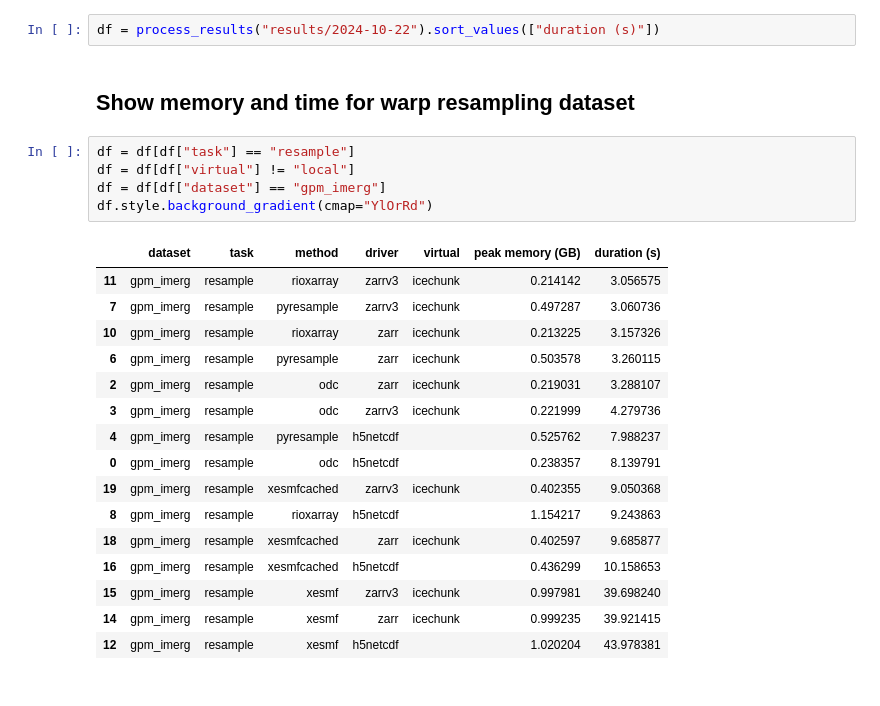
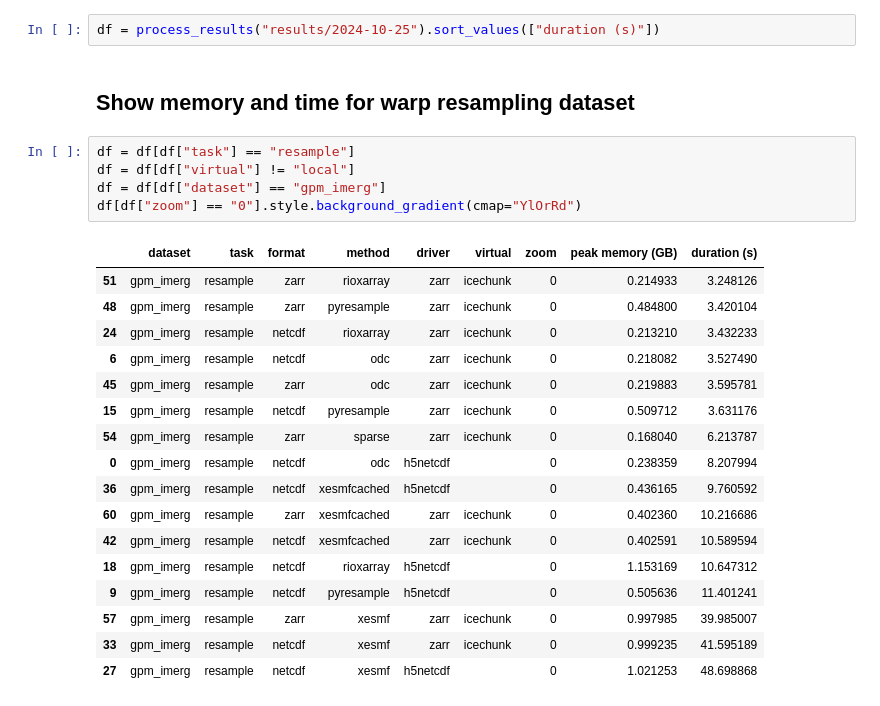
Before and after one commit to developmentseed/warp-resample-profiling, a Jupyter notebook: examples/process-gpm-results.ipynb, the cells around one changed output. Drawn from its saved outputs; the diff is of its cells as text.

```diff
--- a/examples/process-gpm-results.ipynb
+++ b/examples/process-gpm-results.ipynb
@@ -8,28 +8,29 @@ from utils import process_results
 [interactive output not drawn]
 [interactive output not drawn]
 # %%
-df = process_results("results/2024-10-22").sort_values(["duration (s)"])
+df = process_results("results/2024-10-25").sort_values(["duration (s)"])
 # %% [markdown]
 ## Show memory and time for warp resampling dataset
 # %%
 df = df[df["task"] == "resample"]
 df = df[df["virtual"] != "local"]
 df = df[df["dataset"] == "gpm_imerg"]
-df.style.background_gradient(cmap="YlOrRd")
+df[df["zoom"] == "0"].style.background_gradient(cmap="YlOrRd")
 # %% [output]
-|  | dataset | task | method | driver | virtual | peak memory (GB) | duration (s) |
-| 11 | gpm_imerg | resample | rioxarray | zarrv3 | icechunk | 0.214142 | 3.056575 |
-| 7 | gpm_imerg | resample | pyresample | zarrv3 | icechunk | 0.497287 | 3.060736 |
-| 10 | gpm_imerg | resample | rioxarray | zarr | icechunk | 0.213225 | 3.157326 |
-| 6 | gpm_imerg | resample | pyresample | zarr | icechunk | 0.503578 | 3.260115 |
-| 2 | gpm_imerg | resample | odc | zarr | icechunk | 0.219031 | 3.288107 |
-| 3 | gpm_imerg | resample | odc | zarrv3 | icechunk | 0.221999 | 4.279736 |
-| 4 | gpm_imerg | resample | pyresample | h5netcdf |  | 0.525762 | 7.988237 |
-| 0 | gpm_imerg | resample | odc | h5netcdf |  | 0.238357 | 8.139791 |
-| 19 | gpm_imerg | resample | xesmfcached | zarrv3 | icechunk | 0.402355 | 9.050368 |
-| 8 | gpm_imerg | resample | rioxarray | h5netcdf |  | 1.154217 | 9.243863 |
-| 18 | gpm_imerg | resample | xesmfcached | zarr | icechunk | 0.402597 | 9.685877 |
-| 16 | gpm_imerg | resample | xesmfcached | h5netcdf |  | 0.436299 | 10.158653 |
-| 15 | gpm_imerg | resample | xesmf | zarrv3 | icechunk | 0.997981 | 39.698240 |
-| 14 | gpm_imerg | resample | xesmf | zarr | icechunk | 0.999235 | 39.921415 |
-| 12 | gpm_imerg | resample | xesmf | h5netcdf |  | 1.020204 | 43.978381 |
+|  | dataset | task | format | method | driver | virtual | zoom | peak memory (GB) | duration (s) |
+| 51 | gpm_imerg | resample | zarr | rioxarray | zarr | icechunk | 0 | 0.214933 | 3.248126 |
+| 48 | gpm_imerg | resample | zarr | pyresample | zarr | icechunk | 0 | 0.484800 | 3.420104 |
+| 24 | gpm_imerg | resample | netcdf | rioxarray | zarr | icechunk | 0 | 0.213210 | 3.432233 |
+| 6 | gpm_imerg | resample | netcdf | odc | zarr | icechunk | 0 | 0.218082 | 3.527490 |
+| 45 | gpm_imerg | resample | zarr | odc | zarr | icechunk | 0 | 0.219883 | 3.595781 |
+| 15 | gpm_imerg | resample | netcdf | pyresample | zarr | icechunk | 0 | 0.509712 | 3.631176 |
+| 54 | gpm_imerg | resample | zarr | sparse | zarr | icechunk | 0 | 0.168040 | 6.213787 |
+| 0 | gpm_imerg | resample | netcdf | odc | h5netcdf |  | 0 | 0.238359 | 8.207994 |
+| 36 | gpm_imerg | resample | netcdf | xesmfcached | h5netcdf |  | 0 | 0.436165 | 9.760592 |
+| 60 | gpm_imerg | resample | zarr | xesmfcached | zarr | icechunk | 0 | 0.402360 | 10.216686 |
+| 42 | gpm_imerg | resample | netcdf | xesmfcached | zarr | icechunk | 0 | 0.402591 | 10.589594 |
+| 18 | gpm_imerg | resample | netcdf | rioxarray | h5netcdf |  | 0 | 1.153169 | 10.647312 |
+| 9 | gpm_imerg | resample | netcdf | pyresample | h5netcdf |  | 0 | 0.505636 | 11.401241 |
+| 57 | gpm_imerg | resample | zarr | xesmf | zarr | icechunk | 0 | 0.997985 | 39.985007 |
+| 33 | gpm_imerg | resample | netcdf | xesmf | zarr | icechunk | 0 | 0.999235 | 41.595189 |
+| 27 | gpm_imerg | resample | netcdf | xesmf | h5netcdf |  | 0 | 1.021253 | 48.698868 |
```
Also changed, not shown: parts of 2 cells of this notebook, 24 other files.
